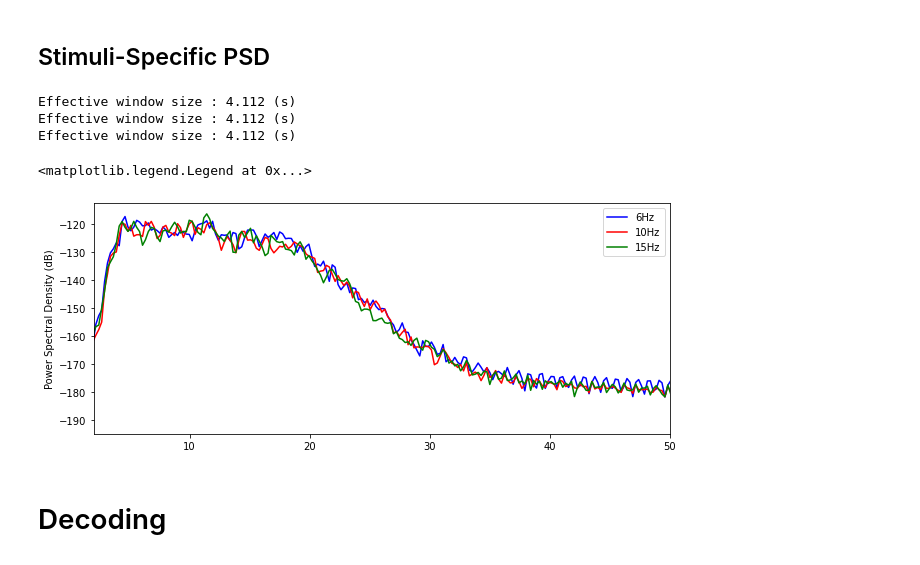
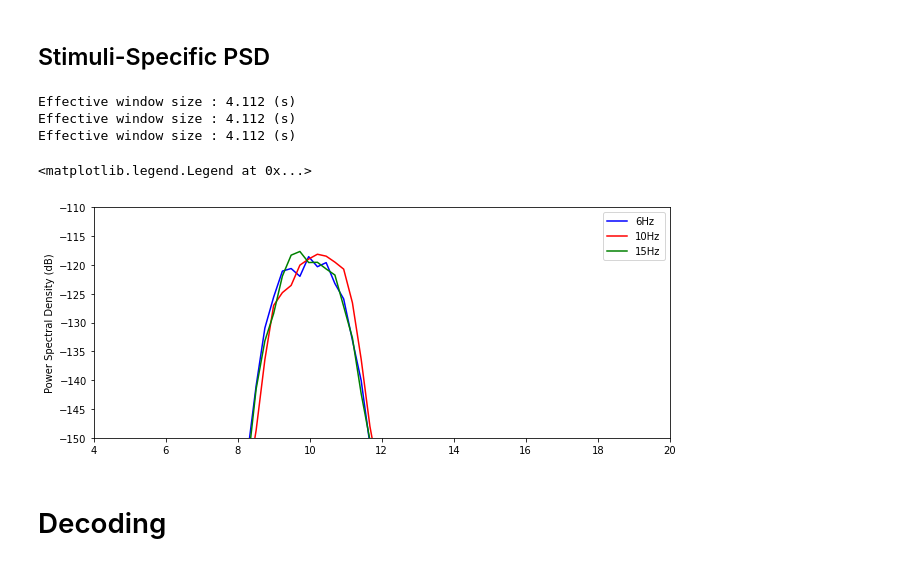
Before and after one commit to chaklam-silpasuwanchai/EEG-Real-Time-Applications, a Jupyter notebook: SSVEP/3-analysis/Model Training.ipynb, the cells around one changed output. Drawn from its saved outputs; the diff is of its cells as text; code cells hidden in the pictures.

Commit message:
Added splitted data

```diff
--- a/SSVEP/3-analysis/Model Training.ipynb
+++ b/SSVEP/3-analysis/Model Training.ipynb
@@ -15,7 +15,7 @@ import seaborn as sns
 # %% [markdown]
 # 1. Import Data
 # %%
-df = pd.read_csv('data/ssvep-5trials-3s-api.csv')
+df = pd.read_csv('data/ok_chaky1.csv')
 # %%
 df.shape #check the size of 0
 # %% [output]
@@ -37,7 +37,11 @@ df.rename(columns={'Unnamed: 1':'Fp1',
 # %%
 df.rename(columns={'Unnamed: 1':'O1',
                           'Unnamed: 2':'Oz',
-                          'Unnamed: 3':'O2'},
+                          'Unnamed: 3':'O2',
+                          'Unnamed: 4':'PO3',
+                          'Unnamed: 5':'POz',
+                          'Unnamed: 6':'PO4'
+                      },
                  inplace=True)
 # %%
 df.head()
@@ -51,5 +55,5 @@ df.head()
 # %%
-df = df.drop(["timestamps",  "Unnamed: 4", "Unnamed: 5", "Unnamed: 6", "Unnamed: 7", "Unnamed: 8"], axis=1)
+df = df.drop(["timestamps", "Unnamed: 7", "Unnamed: 8"], axis=1)
 # %% [markdown]
 df = df.drop(["timestamps"], axis=1)
 # %%
@@ -142,38 +150,39 @@ fig = plt.figure(figsize=(10, 4))
 
 axes = fig.add_axes([0.1, 0.1, 0.8, 0.8]) # left, bottom, width, height (range 0 to 1)
 
 psd1, freq1 = psd_welch(epochs['6Hz'], n_fft=1028, n_per_seg=256 * 3)
 psd2, freq2 = psd_welch(epochs['10Hz'], n_fft=1028, n_per_seg=256 * 3)
 psd3, freq3 = psd_welch(epochs['15Hz'], n_fft=1028, n_per_seg=256 * 3)
 
 logpsd1 = 10 * np.log10(psd1)
 logpsd2 = 10 * np.log10(psd2)
 logpsd3 = 10 * np.log10(psd3)
 
 
 log_psd1_mean = logpsd1.mean(0)
 log_psd1_std = logpsd1.mean(0)
 
 log_psd2_mean = logpsd2.mean(0)
 log_psd2_std = logpsd2.mean(0)
 
 log_psd3_mean = logpsd3.mean(0)
 log_psd3_std = logpsd3.mean(0)
 
-axes.plot(freq1, log_psd1_mean[[0, 2], :].mean(0), color='b', label='6Hz')
-axes.plot(freq2, log_psd2_mean[[0, 2], :].mean(0), color='r', label='10Hz')
-axes.plot(freq2, log_psd3_mean[[0, 2], :].mean(0), color='g', label='15Hz')
+axes.plot(freq1, log_psd1_mean[[0, 5], :].mean(0), color='b', label='6Hz')
+axes.plot(freq2, log_psd2_mean[[0, 5], :].mean(0), color='r', label='10Hz')
+axes.plot(freq2, log_psd3_mean[[0, 5], :].mean(0), color='g', label='15Hz')
 
 axes.set_title('')
 axes.set_ylabel('Power Spectral Density (dB)')
-axes.set_xlim((2, 50))
+axes.set_xlim(4, 20)
+axes.set_ylim(-150, -110)
 axes.legend()
 # %% [output]
 Effective window size : 4.112 (s)
 Effective window size : 4.112 (s)
 Effective window size : 4.112 (s)
 <matplotlib.legend.Legend at 0x...>
-[figure, old version]
+[figure, new version]
 # %% [markdown]
 # Decoding
 # %%
```
Also changed, not shown: parts of 10 cells of this notebook, 9 other files.
